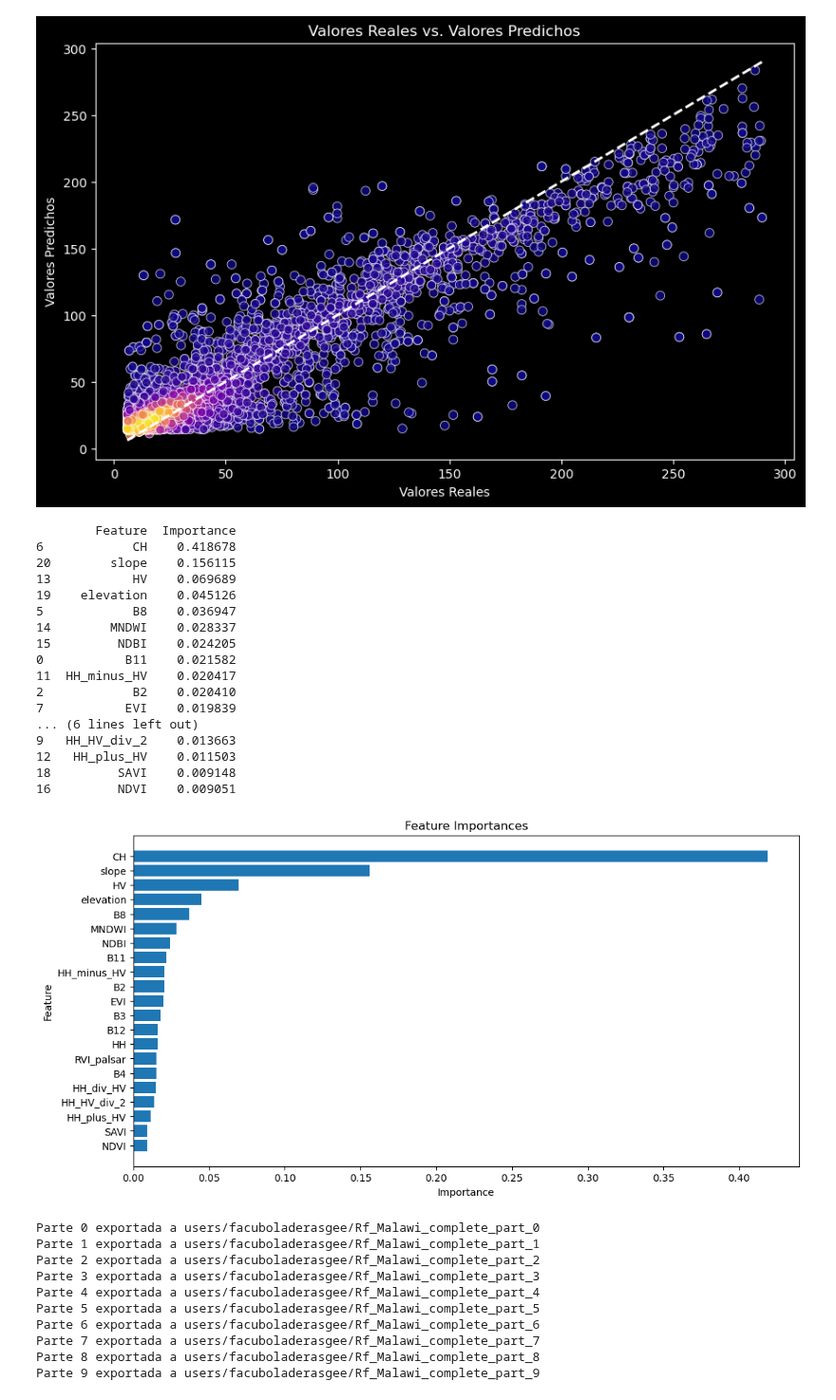
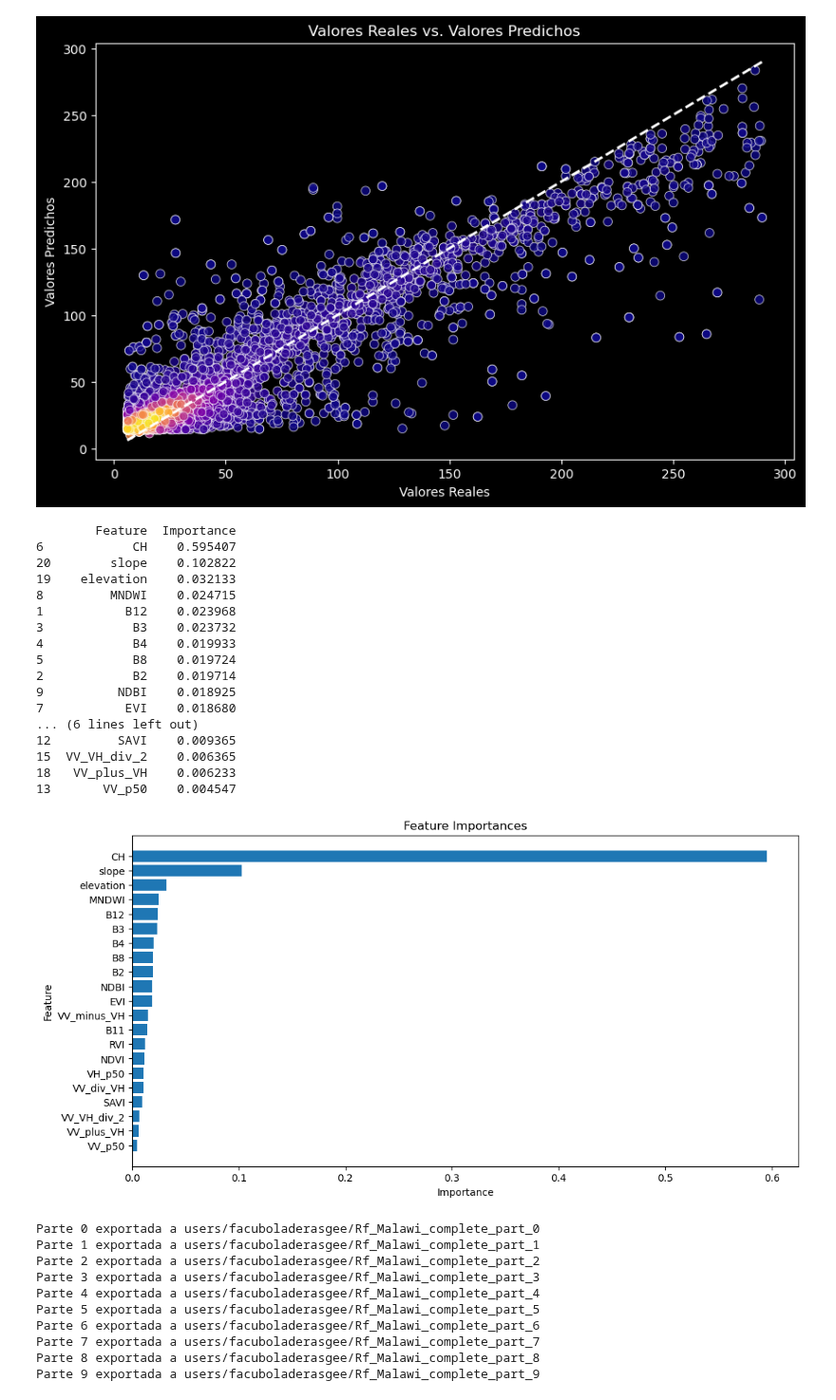
Before and after one commit to FacuBoladeras/BiomassEstimate, a Jupyter notebook: Notebooks/ModelGEE.ipynb, the cells around one changed output. Shown at 95% size. Cells and saved outputs as stored; diff of their text form; code cells hidden in the pictures.

```diff
--- a/Notebooks/ModelGEE.ipynb
+++ b/Notebooks/ModelGEE.ipynb
@@ -174,7 +174,7 @@ memory usage: 4.3+ MB
 def drop_columns(df, columns_to_drop):
     return df.drop(columns=columns_to_drop)
 
-columns_to_drop = ['threshold', 'agbd_se','label','agbd_se_1','.geo','system:index']
+columns_to_drop = ['threshold', 'agbd_se','label','.geo','system:index']
 df_modified = drop_columns(df_nuevo, columns_to_drop)
 df_modified.info()
 # %% [output]
@@ -206,17 +206,17 @@ print(features)
 # %%
 feature_names =  ['agbd','B11', 'B12', 'B2', 'B3', 'B4', 'B8', 'CH', 'EVI', 'HH', 'HH_HV_div_2', 'HH_div_HV', 'HH_minus_HV', 'HH_plus_HV', 'HV', 'MNDWI', 'NDBI', 'NDVI', 'RVI', 'RVI_palsar', 'SAVI', 'VH', 'VV', 'VV_VH_div_2', 'VV_div_VH', 'VV_minus_VH', 'VV_plus_VH', 'elevation', 'slope']
-feature_names_s2_palsar =  ['agbd','B11', 'B12', 'B2', 'B3', 'B4', 'B8', 'CH', 'EVI', 'HH', 'HH_HV_div_2', 'HH_div_HV', 'HH_minus_HV', 'HH_plus_HV', 'HV', 'MNDWI', 'NDBI', 'NDVI', 'RVI_palsar', 'SAVI', 'elevation', 'slope']
-feature_names_s2_s1 =  ['agbd','B11', 'B12', 'B2', 'B3', 'B4', 'B8', 'CH', 'EVI', 'MNDWI', 'NDBI', 'NDVI', 'RVI', 'SAVI', 'VH', 'VV', 'VV_VH_div_2', 'VV_div_VH', 'VV_minus_VH', 'VV_plus_VH', 'elevation', 'slope']
+# feature_names_s2_palsar =  ['agbd','B11', 'B12', 'B2', 'B3', 'B4', 'B8', 'CH', 'EVI', 'HH', 'HH_HV_div_2', 'HH_div_HV', 'HH_minus_HV', 'HH_plus_HV', 'HV', 'MNDWI', 'NDBI', 'NDVI', 'RVI_palsar', 'SAVI', 'elevation', 'slope']
+feature_names_s2_s1 =  ['agbd','B11', 'B12', 'B2', 'B3', 'B4', 'B8', 'CH', 'EVI', 'MNDWI', 'NDBI', 'NDVI', 'RVI', 'SAVI', 'VV_p50', 'VH_p50', 'VV_VH_div_2', 'VV_div_VH', 'VV_minus_VH', 'VV_plus_VH', 'elevation', 'slope']
 
 
-df_s2_palsar = df_modified[feature_names_s2_palsar]
+# df_s2_palsar = df_modified[feature_names_s2_palsar]
 df_s2_s1 = df_modified[feature_names_s2_s1]
 # %%
 # Separar la variable objetivo 'agbd'
-y = df_s2_palsar['agbd']
+y = df_s2_s1['agbd']
 
 # Separar las variables independientes (todas excepto 'agbd' y '.geo')
-X = df_s2_palsar.drop(columns=['agbd'])
+X = df_s2_s1.drop(columns=['agbd'])
 
-X.info()
+X.describe()
 # %% [output]
@@ -338,47 +331,47 @@ plt.show()
 # %%
 import matplotlib.pyplot as plt
 # Obtener la importancia de las características
-feature_importances = rf.feature_importances_
+feature_importances = best_rf.feature_importances_
 
 # Crear un DataFrame para organizar las importancias de las características
 feature_importances_df = pd.DataFrame({
     'Feature': X_train.columns,
     'Importance': feature_importances
 })
 
 # Ordenar el DataFrame por importancia
 feature_importances_df = feature_importances_df.sort_values(by='Importance', ascending=False)
 
 # Mostrar las importancias de las características
 print(feature_importances_df)
 
 # Graficar las importancias de las características
 plt.figure(figsize=(12, 6))
 plt.barh(feature_importances_df['Feature'], feature_importances_df['Importance'])
 plt.xlabel('Importance')
 plt.ylabel('Feature')
 plt.title('Feature Importances')
 plt.gca().invert_yaxis()
 plt.show()
 # %% [output]
         Feature  Importance
-6            CH    0.418678
-20        slope    0.156115
-13           HV    0.069689
-19    elevation    0.045126
-5            B8    0.036947
-14        MNDWI    0.028337
-15         NDBI    0.024205
-0           B11    0.021582
-11  HH_minus_HV    0.020417
-2            B2    0.020410
-7           EVI    0.019839
+6            CH    0.595407
+20        slope    0.102822
+19    elevation    0.032133
+8         MNDWI    0.024715
+1           B12    0.023968
+3            B3    0.023732
+4            B4    0.019933
+5            B8    0.019724
+2            B2    0.019714
+9          NDBI    0.018925
+7           EVI    0.018680
 ... (6 lines left out)
-9   HH_HV_div_2    0.013663
-12   HH_plus_HV    0.011503
-18         SAVI    0.009148
-16         NDVI    0.009051
+12         SAVI    0.009365
+15  VV_VH_div_2    0.006365
+18   VV_plus_VH    0.006233
+13       VV_p50    0.004547
-[figure, old version]
+[figure, new version]
 # %%
 # this function also works with the ensemble.ExtraTrees estimator
 trees = ml.rf_to_strings(rf, feature_names,output_mode='regression')
```
Also changed, not shown: parts of 9 cells of this notebook, 3 other files.
